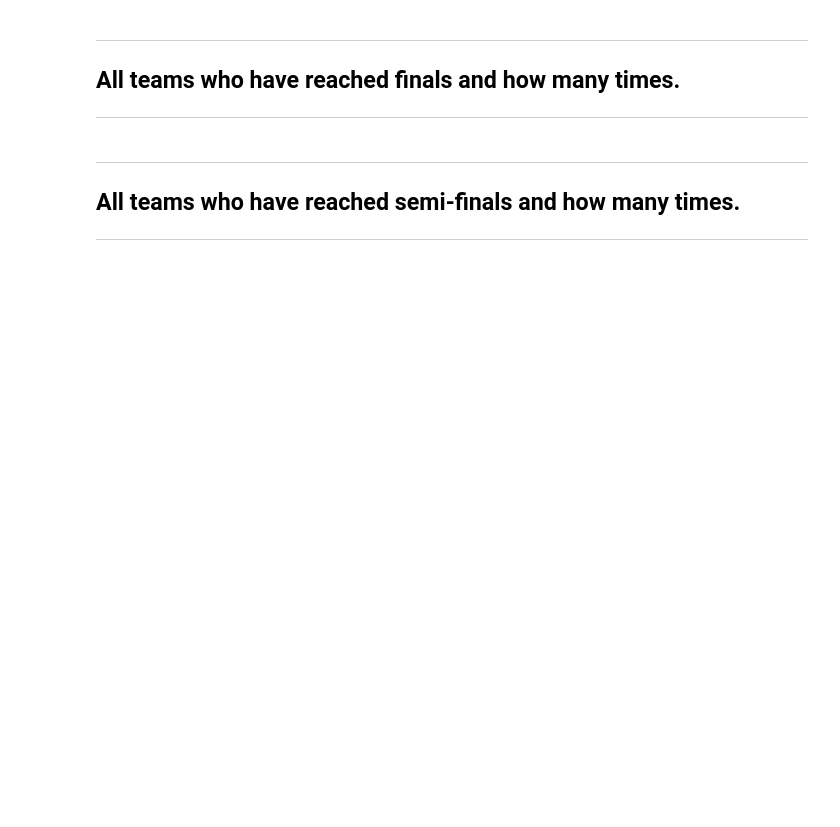
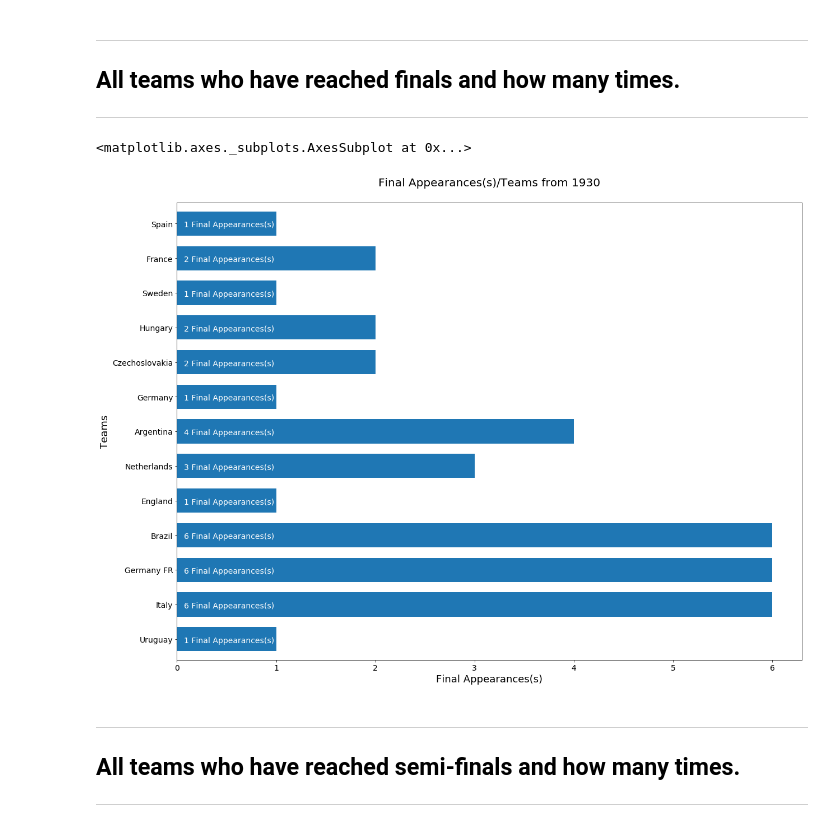
Before and after one commit to oaadeegbe/fifa-world-cup, a Jupyter notebook: Fifa Dataset Challenge.ipynb, the cells around one changed output. Drawn from its saved outputs; the diff is of its cells as text; code cells hidden in the pictures; blank space fills up the shorter version.

```diff
--- a/Fifa Dataset Challenge.ipynb
+++ b/Fifa Dataset Challenge.ipynb
@@ -153,3 +130,8 @@ for i in range(final_teams['Teams'].count()):
+# %%
+barplot('Teams', "Final Appearances(s)", df_final_teams_count.keys(), df_final_teams_count.values(), 0.07)
+# %% [output]
+<matplotlib.axes._subplots.AxesSubplot at 0x...>
+[figure, added]
 # %% [markdown]
 ---
 ## All teams who have reached semi-finals and how many times.
```
Also changed, not shown: parts of 26 cells of this notebook.
